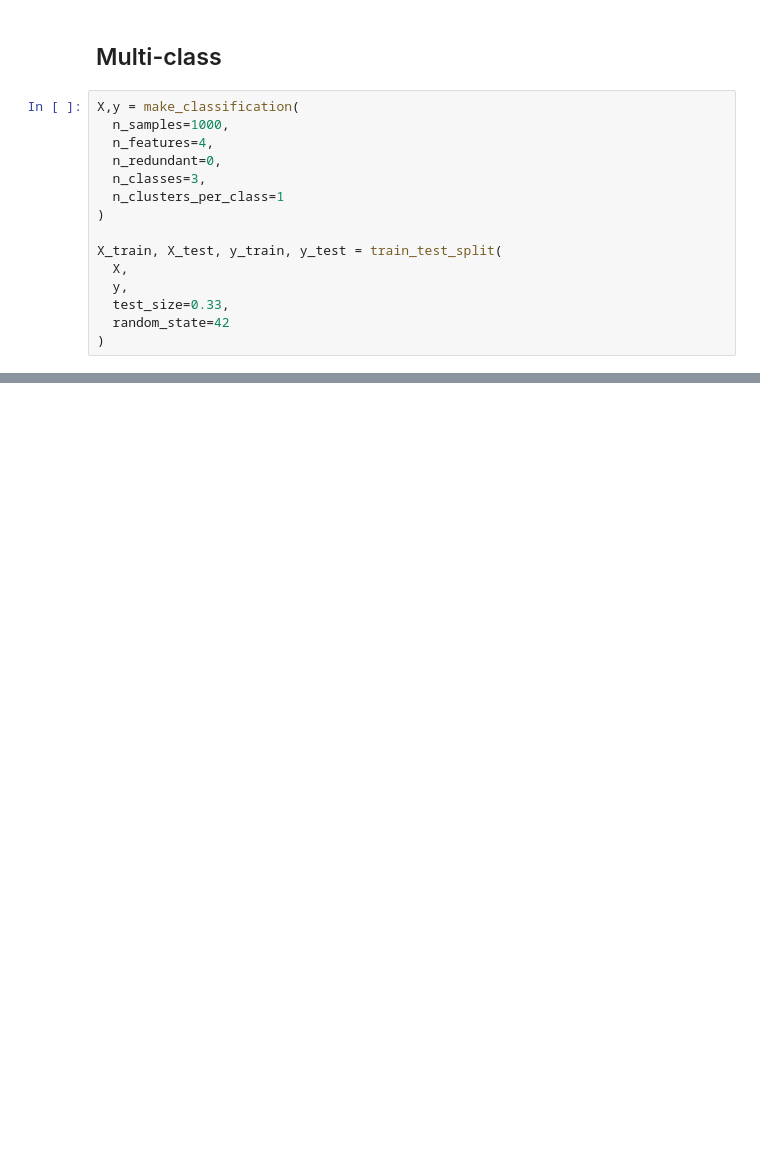
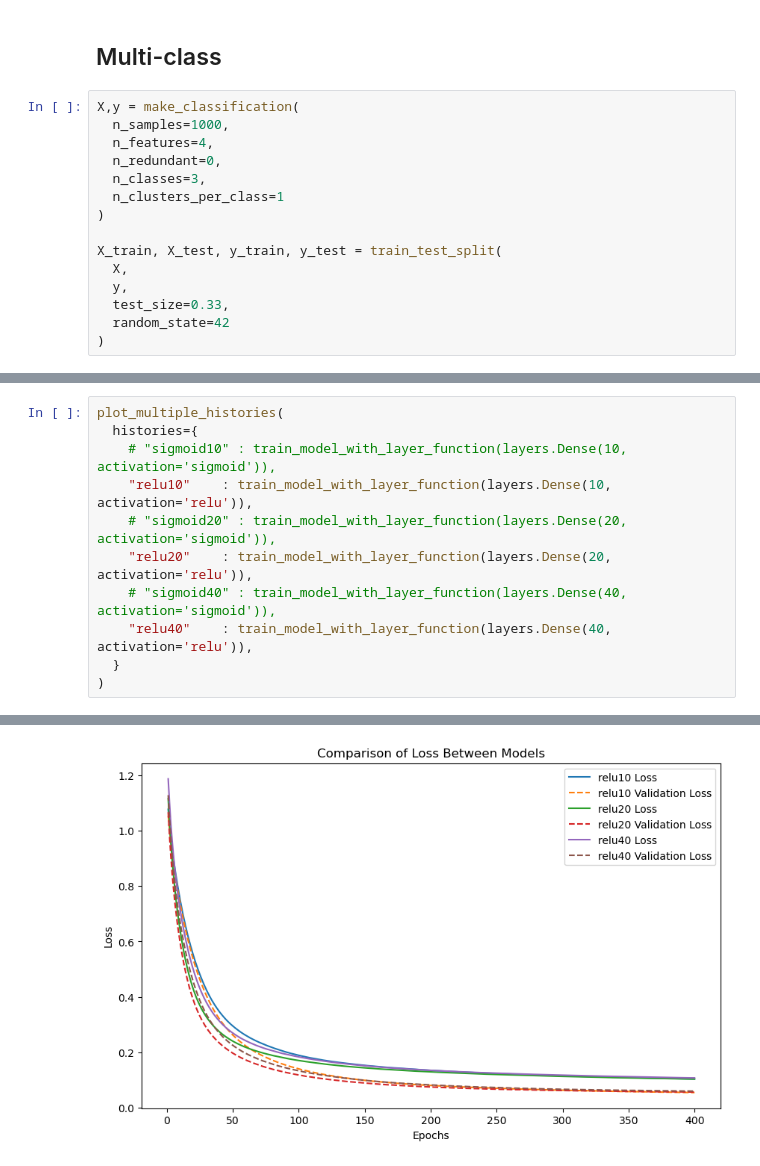
Before and after one commit to samogden/CST463-assignments, a Jupyter notebook: class_code/week07/post-class/feedforward-keras-classification.ipynb, the cells around one changed output, grey strips where cells are left out. Cells and saved outputs as stored; diff of their text form; blank space fills up the shorter version.

```diff
--- a/class_code/week07/post-class/feedforward-keras-classification.ipynb
+++ b/class_code/week07/post-class/feedforward-keras-classification.ipynb
@@ -217,0 +235,12 @@ plot_loss(history_mc)
+# %%
+plot_multiple_histories(
+  histories={
+    # "sigmoid10" : train_model_with_layer_function(layers.Dense(10, activation='sigmoid')),
+    "relu10"    : train_model_with_layer_function(layers.Dense(10, activation='relu')),
+    # "sigmoid20" : train_model_with_layer_function(layers.Dense(20, activation='sigmoid')),
+    "relu20"    : train_model_with_layer_function(layers.Dense(20, activation='relu')),
+    # "sigmoid40" : train_model_with_layer_function(layers.Dense(40, activation='sigmoid')),
+    "relu40"    : train_model_with_layer_function(layers.Dense(40, activation='relu')),
+  }
+)
+# %% [output]
@@ -217,0 +264 @@ plot_loss(history_mc)
+[figure, added]
```
Also changed, not shown: parts of 18 cells of this notebook, 1 other file.
